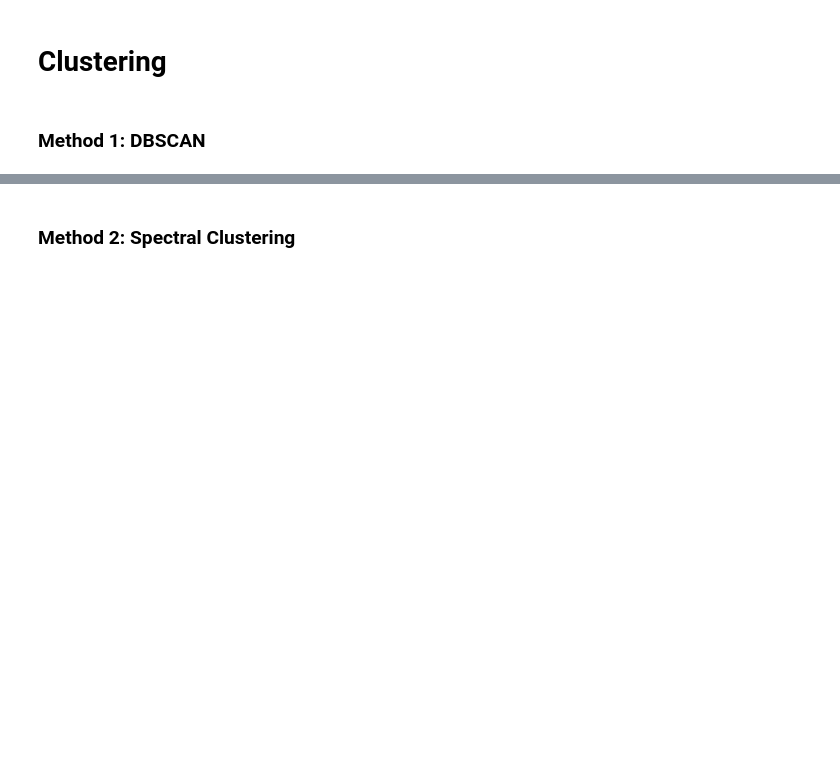
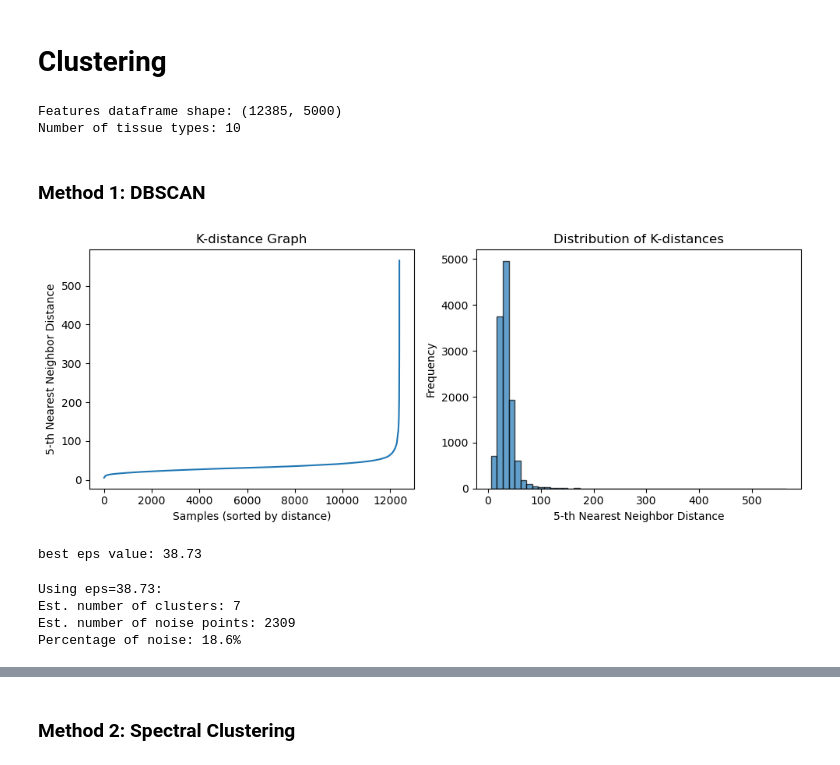
Before and after one commit to emilyekstrum/cu-cpbs-7602, a Jupyter notebook: assignment01/cluster_analysis.ipynb, the cells around one changed output, grey strips where cells are left out. Drawn from its saved outputs; the diff is of its cells as text; code cells hidden in the pictures; blank space fills up the shorter version.

Commit message:
DBSCAN clustering started

```diff
--- a/assignment01/cluster_analysis.ipynb
+++ b/assignment01/cluster_analysis.ipynb
@@ -32,4 +55,70 @@ standardized_df.head()
 # %% [markdown]
 # Clustering
+# %%
+# separate features (gene expression) from labels (tissue)
+df_features = standardized_df.drop('Tissue', axis=1)
+tissue_labels = standardized_df['Tissue']
+
+# check features and labels dataframes
+print(f"Features dataframe shape: {df_features.shape}")
+print(f"Number of tissue types: {len(tissue_labels.unique())}")
+# %% [output]
+Features dataframe shape: (12385, 5000)
+Number of tissue types: 10
 # %% [markdown]
 ### Method 1: DBSCAN
+# %%
+# use distance (k distance to nearest neighbor) distribution to choose eps
+
+# k-distances to determine optimal eps
+k = 5  # min_samples - 1
+nbrs = NearestNeighbors(n_neighbors=k).fit(df_features)
+distances, indices = nbrs.kneighbors(df_features)
+
+# sort distances to the k-th nearest neighbor
+k_distances = np.sort(distances[:, k-1], axis=0)
+
+# plot k-distance graph and histogram
+# k-distance graph
+plt.figure(figsize=(10, 4))
+plt.subplot(1, 2, 1)
+plt.plot(k_distances)
+plt.title('K-distance Graph')
+plt.xlabel('Samples (sorted by distance)')
+plt.ylabel(f'{k}-th Nearest Neighbor Distance')
+plt.grid(False)
+
+# histogram of k-distances
+plt.subplot(1, 2, 2)
+plt.hist(k_distances, bins=50, edgecolor='black', alpha=0.7)
+plt.title('Distribution of K-distances')
+plt.xlabel(f'{k}-th Nearest Neighbor Distance')
+plt.ylabel('Frequency')
+plt.grid(False)
+
+plt.tight_layout()
+plt.show()
+
+# best eps value (elbow or median)
+best_eps = np.percentile(k_distances, 75)
+print(f"\nbest eps value: {best_eps:.2f}")
+# %% [output]
+[figure, added]
+best eps value: 38.73
+# %%
+# DBSCAN clustering with best eps value
+dbscan = DBSCAN(eps=best_eps, min_samples=5).fit(df_features)
+cluster_labels = dbscan.labels_
+
+# clustering metrics
+n_clusters_ = len(set(cluster_labels)) - (1 if -1 in cluster_labels else 0)
+n_noise_ = list(cluster_labels).count(-1)
+print(f'Using eps={best_eps:.2f}:')
+print(f'Est. number of clusters: {n_clusters_}')
+print(f'Est. number of noise points: {n_noise_}')
+print(f'Percentage of noise: {n_noise_/len(cluster_labels)*100:.1f}%')
+# %% [output]
+Using eps=38.73:
+Est. number of clusters: 7
+Est. number of noise points: 2309
+Percentage of noise: 18.6%
```
Also changed, not shown: parts of 9 cells of this notebook.
